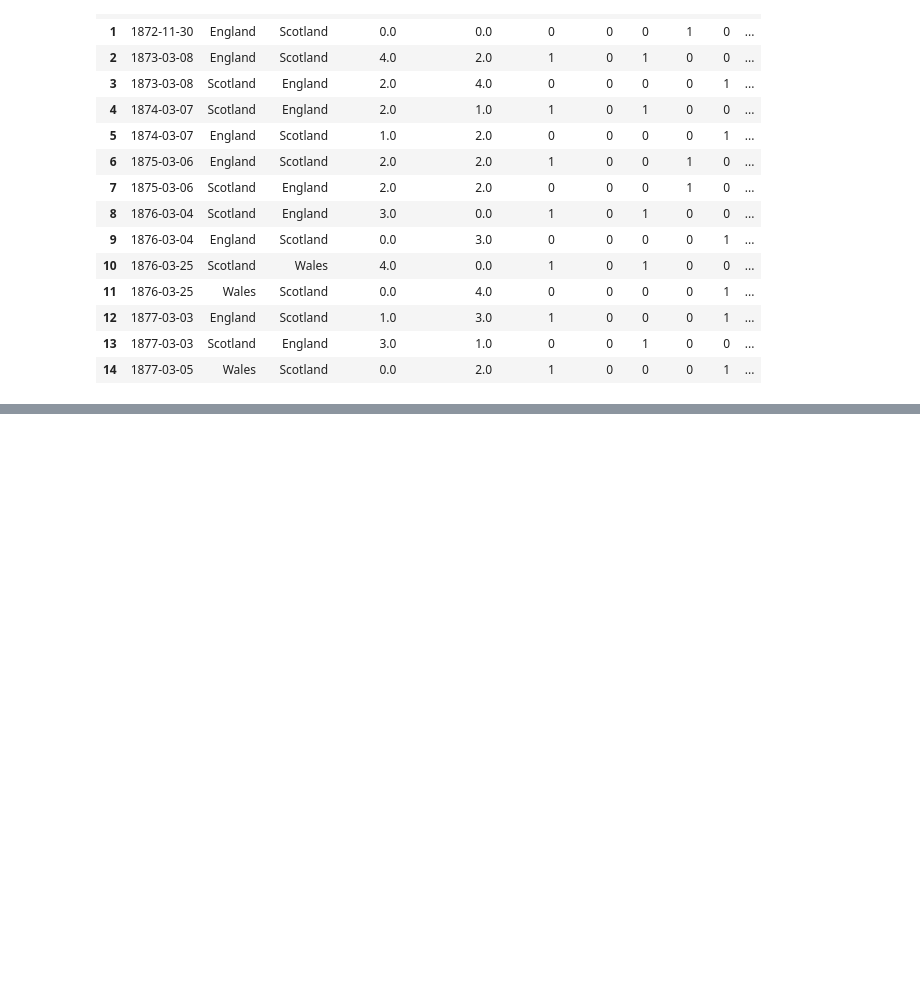
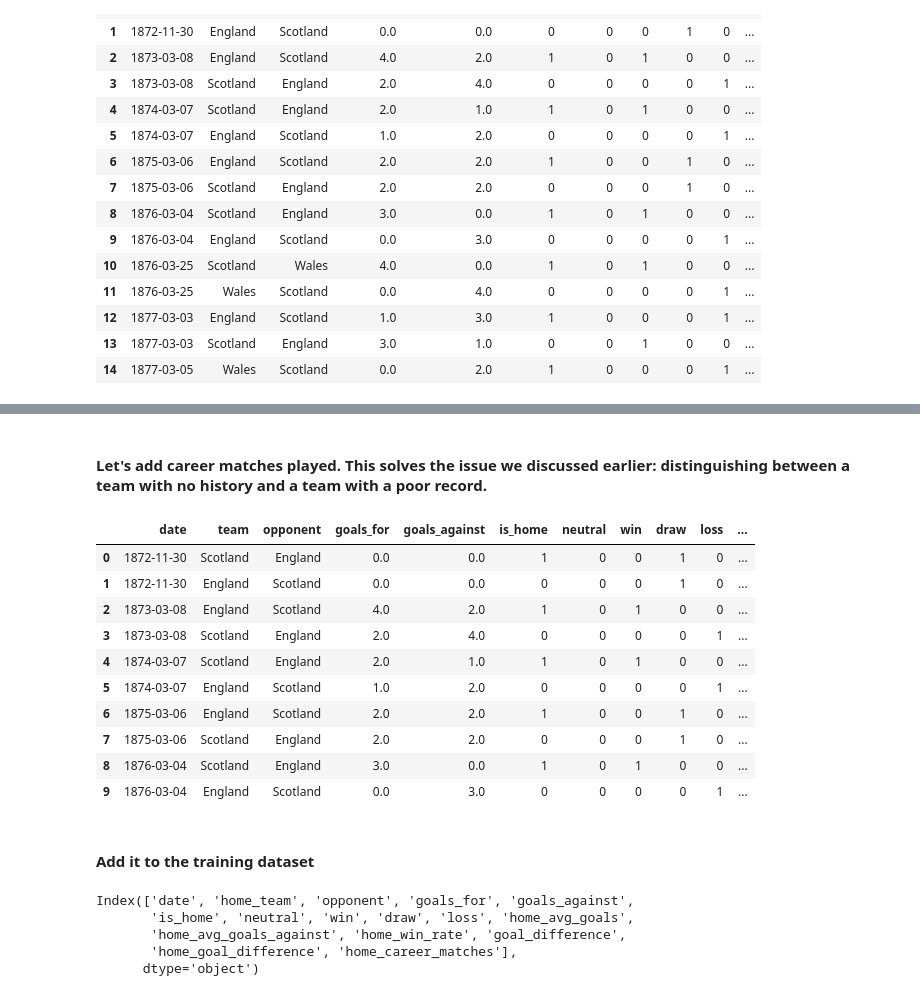
Before and after one commit to Abol3ninn/WorldCup-Predictor, a Jupyter notebook: notebooks/02_feature_engineering.ipynb, the cells around one changed output, grey strips where cells are left out. Saved outputs shown, nothing was run; the diff lists cells and outputs as text; code cells hidden in the pictures; blank space fills up the shorter version.

```diff
--- a/notebooks/02_feature_engineering.ipynb
+++ b/notebooks/02_feature_engineering.ipynb
@@ -206,0 +295,24 @@ team_history.head(15)
+# %% [markdown]
+#### Let's add career matches played. This solves the issue we discussed earlier: distinguishing between a team with no history and a team with a poor record.
+# %%
+team_history["career_matches"] = (
+    team_history
+    .groupby("team")
+    .cumcount()
+)
+# %%
+team_history.head(10)
+# %% [output]
+|  | date | team | opponent | goals_for | goals_against | is_home | neutral | win | draw | loss | ... |
+| 0 | 1872-11-30 | Scotland | England | 0.0 | 0.0 | 1 | 0 | 0 | 1 | 0 | ... |
+| 1 | 1872-11-30 | England | Scotland | 0.0 | 0.0 | 0 | 0 | 0 | 1 | 0 | ... |
+| 2 | 1873-03-08 | England | Scotland | 4.0 | 2.0 | 1 | 0 | 1 | 0 | 0 | ... |
+| 3 | 1873-03-08 | Scotland | England | 2.0 | 4.0 | 0 | 0 | 0 | 0 | 1 | ... |
+| 4 | 1874-03-07 | Scotland | England | 2.0 | 1.0 | 1 | 0 | 1 | 0 | 0 | ... |
+| 5 | 1874-03-07 | England | Scotland | 1.0 | 2.0 | 0 | 0 | 0 | 0 | 1 | ... |
+| 6 | 1875-03-06 | England | Scotland | 2.0 | 2.0 | 1 | 0 | 0 | 1 | 0 | ... |
+| 7 | 1875-03-06 | Scotland | England | 2.0 | 2.0 | 0 | 0 | 0 | 1 | 0 | ... |
+| 8 | 1876-03-04 | Scotland | England | 3.0 | 0.0 | 1 | 0 | 1 | 0 | 0 | ... |
+| 9 | 1876-03-04 | England | Scotland | 0.0 | 3.0 | 0 | 0 | 0 | 0 | 1 | ... |
+# %% [markdown]
+#### Add it to the training dataset
@@ -206,0 +340,8 @@ team_history.head(15)
+# %%
+home_features.columns
+# %% [output]
+Index(['date', 'home_team', 'opponent', 'goals_for', 'goals_against',
+       'is_home', 'neutral', 'win', 'draw', 'loss', 'home_avg_goals',
+       'home_avg_goals_against', 'home_win_rate', 'goal_difference',
+       'home_goal_difference', 'home_career_matches'],
+      dtype='object')
```
Also changed, not shown: parts of 21 cells of this notebook, 2 other files.
